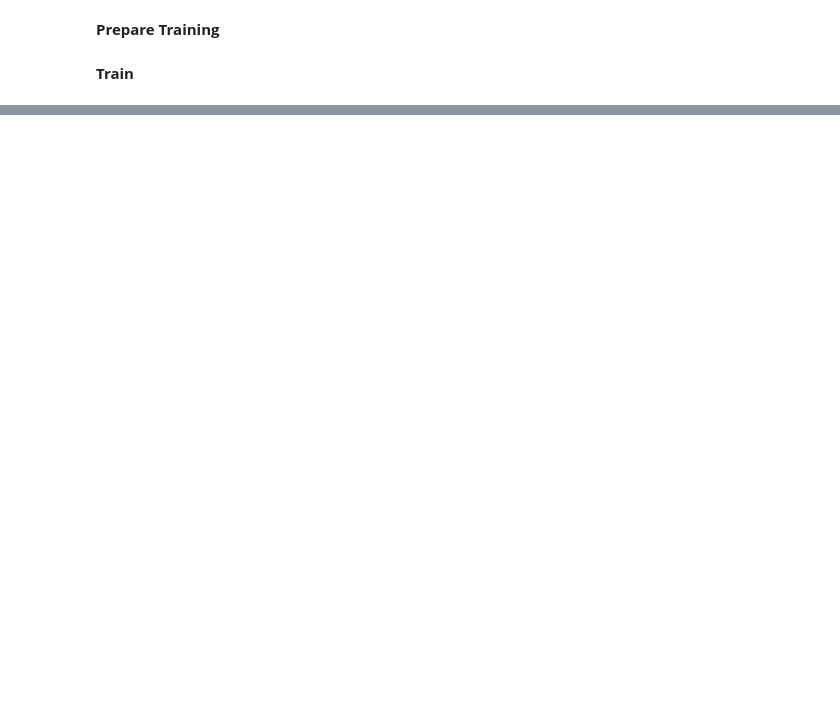
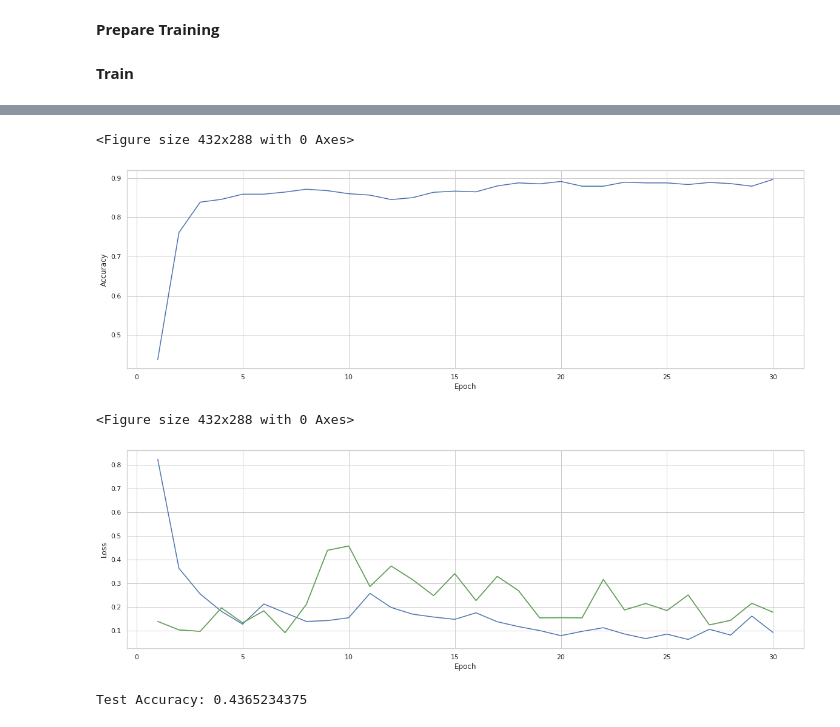
Before and after one commit to cpeluso/HW3-Deep-Domain-Adaptation, a Jupyter notebook: HW3_Deep_Domain_Adaptation.ipynb, the cells around one changed output, grey strips where cells are left out. Drawn from its saved outputs; the diff is of its cells as text; code cells hidden in the pictures; blank space fills up the shorter version.

```diff
--- a/HW3_Deep_Domain_Adaptation.ipynb
+++ b/HW3_Deep_Domain_Adaptation.ipynb
@@ -195 +418,23 @@ Test Accuracy: 0.4521484375
+# %%
+dann = loader.load_dann(RandomNetworkWithReverseGrad.alexnet_dann(pretrained=True))
+loss_classifier, loss_discriminator = nn.CrossEntropyLoss(), nn.CrossEntropyLoss()
+optimizer, scheduler = loader.load_scheduler_optimizer(dann, LR, MOMENTUM, WEIGHT_DECAY, STEP_SIZE, GAMMA)
+
+output.clear()
+
+discriminator_source_labels, discriminator_target_labels  = torch.zeros(BATCH_SIZE, dtype=torch.long).to(DEVICE), torch.ones(BATCH_SIZE, dtype=torch.long).to(DEVICE) # Discriminator label to Photo, Discriminator label to Art Painting
+discriminator_labels = torch.cat([discriminator_source_labels, discriminator_target_labels], dim=0)
+
+LAMBDA=0.5
+
+manager.train_network_with_adaptation(dann, util, LAMBDA)
+# %% [output]
+<Figure size 432x288 with 0 Axes>
+[figure, added]
+<Figure size 432x288 with 0 Axes>
+[figure, added]
+# %%
+manager.test_network(dann, dataloader_target)
+# %% [output]
+Test Accuracy: 0.4365234375
 # %%
```
Also changed, not shown: parts of 14 cells of this notebook.
